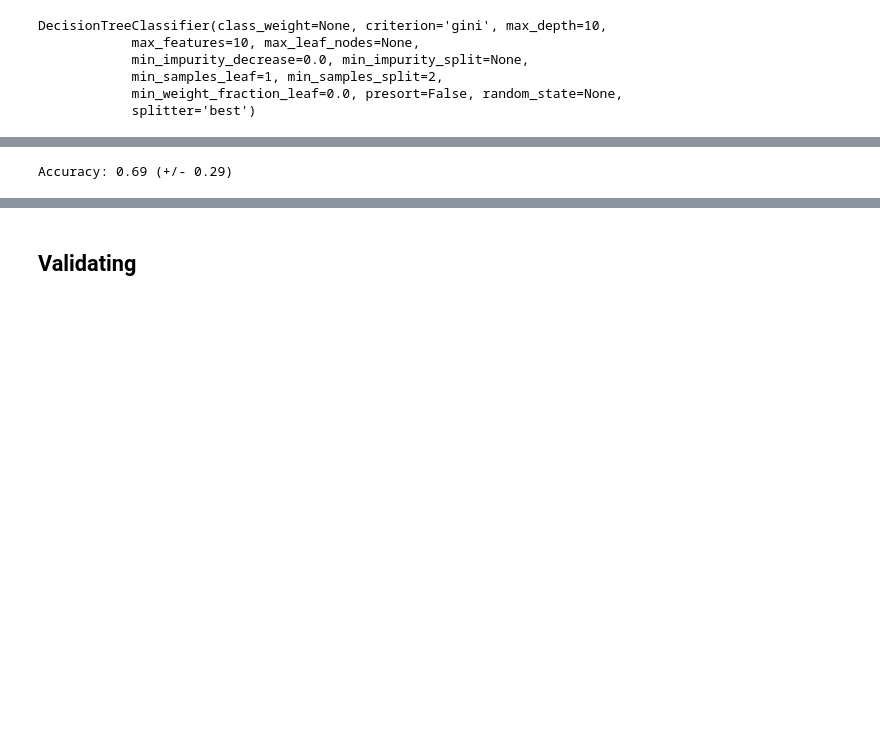
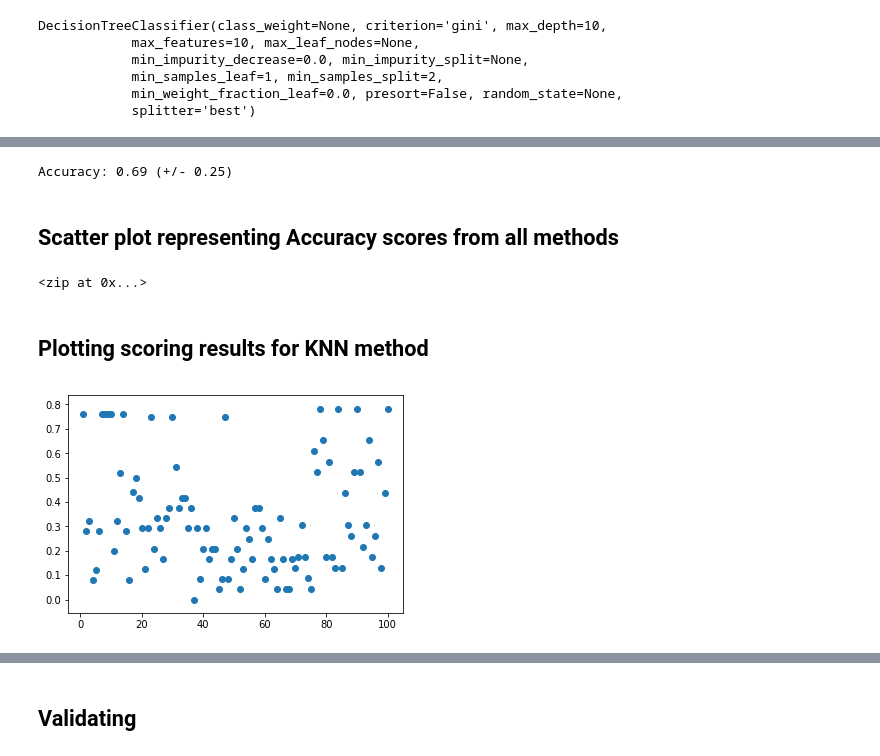
Before and after one commit to jpsmedeiros/machine-learning, a Jupyter notebook: recommender.ipynb, the cells around one changed output, grey strips where cells are left out. Cells and saved outputs as stored; diff of their text form; code cells hidden in the pictures; blank space fills up the shorter version.

Commit message:
scatterplots de resultado final

```diff
--- a/recommender.ipynb
+++ b/recommender.ipynb
@@ -185,8 +173,8 @@ accuracy_score(y_test, knn.predict(X_test))
 # %% [output]
 0.6795811518324607
 # %%
-scores = cross_val_score(knn, data_merge,y, cv=100)
-print("Accuracy: %0.2f (+/- %0.2f)" % (scores.mean(), scores.std() * 2))
+scores_knn = cross_val_score(knn, data_merge,y, cv=100)
+print("Accuracy: %0.2f (+/- %0.2f)" % (scores_knn.mean(), scores_knn.std() * 2))
 # %% [output]
 Accuracy: 0.33 (+/- 0.45)
 # %% [markdown]
@@ -330,5 +318,24 @@ accuracy_score(y_test, dtc_results)
 # %%
-scores = cross_val_score(dtc, data_merge, y, cv=100)
-print("Accuracy: %0.2f (+/- %0.2f)" % (scores.mean(), scores.std() * 2))
+scores_dtc = cross_val_score(dtc, data_merge, y, cv=100)
+print("Accuracy: %0.2f (+/- %0.2f)" % (scores_dtc.mean(), scores_dtc.std() * 2))
 # %% [output]
-Accuracy: 0.69 (+/- 0.29)
+Accuracy: 0.69 (+/- 0.25)
+# %% [markdown]
+ ## Scatter plot representing Accuracy scores from all methods
+# %%
+import matplotlib.pyplot as plt
+scores_knn_results = [(n + 1, scores_knn[n]) for n in range(len(scores_knn))]
+scores_bnb_results = [(n + 1, scores_bnb[n]) for n in range(len(scores_bnb))]
+scores_dtc_results = [(n + 1, scores_dtc[n]) for n in range(len(scores_dtc))]
+zip(*scores_knn_results)
+zip(*scores_bnb_results)
+zip(*scores_dtc_results)
+# %% [output]
+<zip at 0x...>
+# %% [markdown]
+## Plotting scoring results for KNN method
+# %%
+plt.scatter(*zip(*scores_knn_results))
+plt.show()
+# %% [output]
+[figure, added]
```
Also changed, not shown: parts of 11 cells of this notebook.
